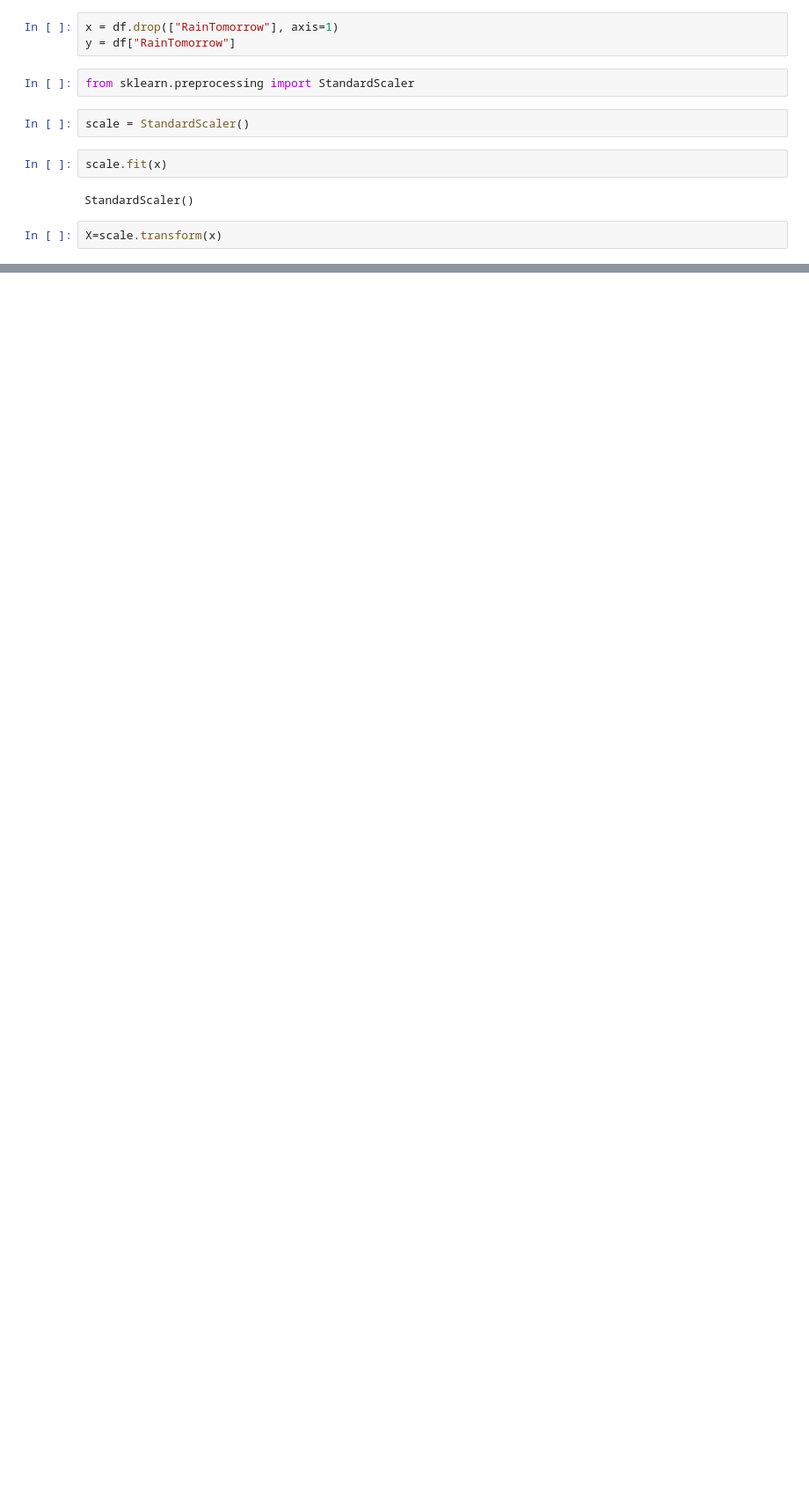
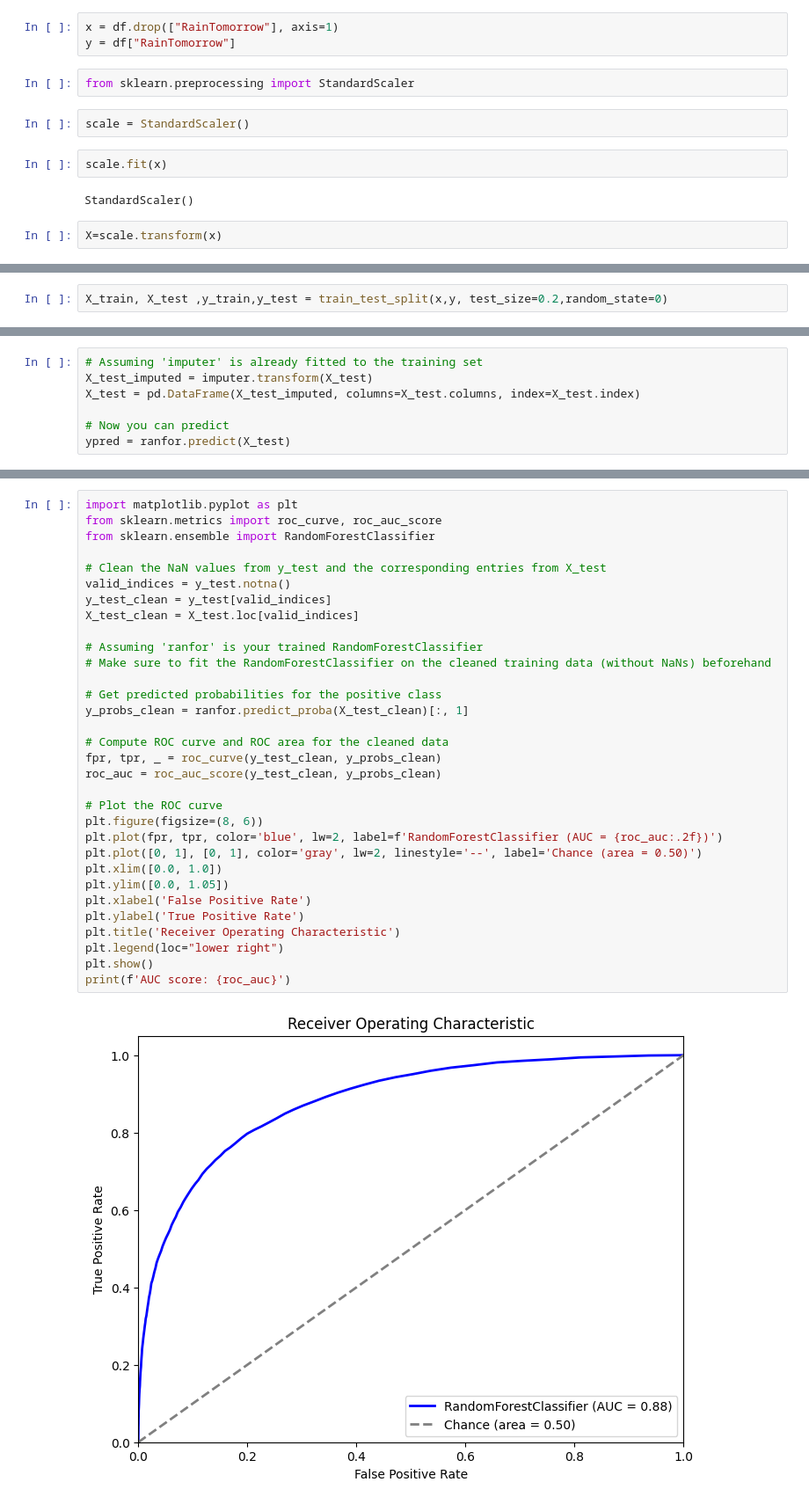
Before and after one commit to AshMaza/Code, a Jupyter notebook: Rain.ipynb, the cells around one changed output, grey strips where cells are left out. Shown at 88% size. Saved outputs shown, nothing was run; the diff lists cells and outputs as text; blank space fills up the shorter version.

```diff
--- a/Rain.ipynb
+++ b/Rain.ipynb
@@ -513,0 +539,2 @@ AttributeError: 'numpy.ndarray' object has no attribute 'columns'
+# %%
+X_train, X_test ,y_train,y_test = train_test_split(x,y, test_size=0.2,random_state=0)
@@ -513,0 +568,7 @@ AttributeError: 'numpy.ndarray' object has no attribute 'columns'
+# %%
+# Assuming 'imputer' is already fitted to the training set
+X_test_imputed = imputer.transform(X_test)
+X_test = pd.DataFrame(X_test_imputed, columns=X_test.columns, index=X_test.index)
+
+# Now you can predict
+ypred = ranfor.predict(X_test)
@@ -513,0 +599,34 @@ AttributeError: 'numpy.ndarray' object has no attribute 'columns'
+# %%
+import matplotlib.pyplot as plt
+from sklearn.metrics import roc_curve, roc_auc_score
+from sklearn.ensemble import RandomForestClassifier
+
+# Clean the NaN values from y_test and the corresponding entries from X_test
+valid_indices = y_test.notna()
+y_test_clean = y_test[valid_indices]
+X_test_clean = X_test.loc[valid_indices]
+
+# Assuming 'ranfor' is your trained RandomForestClassifier
+# Make sure to fit the RandomForestClassifier on the cleaned training data (without NaNs) beforehand
+
+# Get predicted probabilities for the positive class
+y_probs_clean = ranfor.predict_proba(X_test_clean)[:, 1]
+
+# Compute ROC curve and ROC area for the cleaned data
+fpr, tpr, _ = roc_curve(y_test_clean, y_probs_clean)
+roc_auc = roc_auc_score(y_test_clean, y_probs_clean)
+
+# Plot the ROC curve
+plt.figure(figsize=(8, 6))
+plt.plot(fpr, tpr, color='blue', lw=2, label=f'RandomForestClassifier (AUC = {roc_auc:.2f})')
+plt.plot([0, 1], [0, 1], color='gray', lw=2, linestyle='--', label='Chance (area = 0.50)')
+plt.xlim([0.0, 1.0])
+plt.ylim([0.0, 1.05])
+plt.xlabel('False Positive Rate')
+plt.ylabel('True Positive Rate')
+plt.title('Receiver Operating Characteristic')
+plt.legend(loc="lower right")
+plt.show()
+print(f'AUC score: {roc_auc}')
+# %% [output]
+[figure, added]
```
Also changed, not shown: parts of 33 cells of this notebook, 1 other file.
